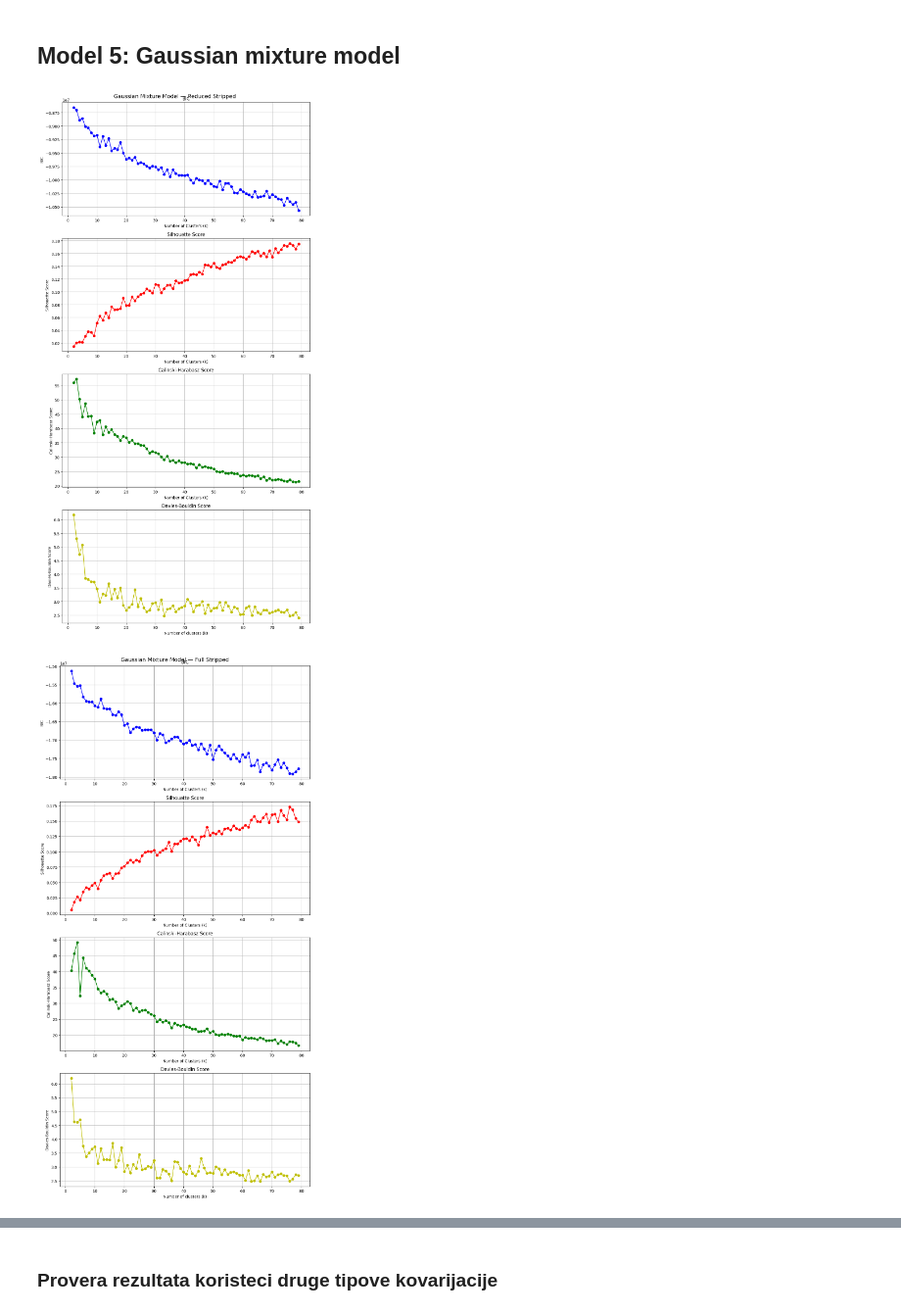
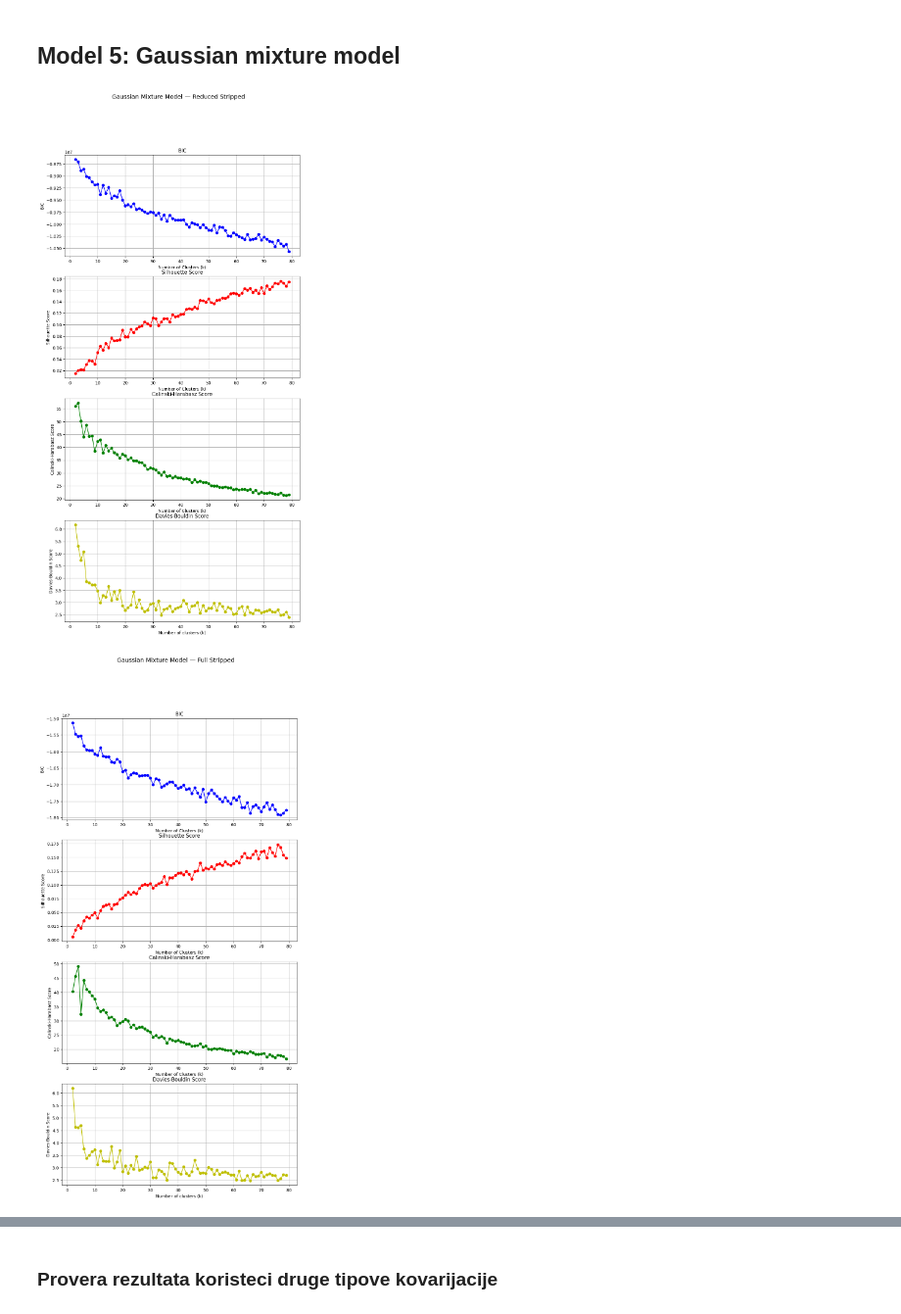
Before and after one commit to bogdanm0/farm_ad_analysis, a Jupyter notebook: Clustering.ipynb, the cells around one changed output, grey strips where cells are left out. Shown at 98% size. Drawn from its saved outputs; the diff is of its cells as text; code cells hidden in the pictures.

```diff
--- a/Clustering.ipynb
+++ b/Clustering.ipynb
@@ -346,7 +342,7 @@ for name, X_data in datasets_stripped.items():
             calinski_harabasz_score(X_data, preds_cluster)
         )
         strategies["largest_cluster"]["davies"].append(
-            davies_bouldin_score(X_data, preds_inertia)
+            davies_bouldin_score(X_data, preds_cluster)
         )
 
     bisecting_kmeans[name] = strategies
@@ -386,6 +382,6 @@ for name, X_data in datasets_stripped.items():
     axes[3].legend()
 
     plt.suptitle(f'Bisecting KMeans — {name}')
-    plt.tight_layout()
+    #
     plt.show()
 # %% [output]
@@ -715,36 +713,36 @@ for name, X_data in datasets_stripped.items():
     fig, axes = plt.subplots(4, 1, figsize=(10, 20))
 
     axes[0].plot(k_range_gmm, metrics["bic"], 'bo-')
     axes[0].set_title('BIC')
     axes[0].set_xlabel('Number of Clusters (k)')
     axes[0].set_ylabel('BIC')
     axes[0].grid(True)
 
     axes[1].plot(k_range_gmm, metrics["silhouette"], 'ro-')
     axes[1].set_title('Silhouette Score')
     axes[1].set_xlabel('Number of Clusters (k)')
     axes[1].set_ylabel('Silhouette Score')
     axes[1].grid(True)
 
     axes[2].plot(k_range_gmm, metrics["calinski"], 'go-')
     axes[2].set_title('Calinski-Harabasz Score')
     axes[2].set_xlabel('Number of Clusters (k)')
     axes[2].set_ylabel('Calinski-Harabasz Score')
     axes[2].grid(True)
 
     axes[3].plot(k_range_gmm, metrics["davies"], 'yo-')
     axes[3].set_title('Davies-Bouldin Score')
     axes[3].set_xlabel('Number of clusters (k)')
     axes[3].set_ylabel('Davies-Bouldin Score')
     axes[3].grid(True)
 
 
     plt.suptitle(f'Gaussian Mixture Model — {name}', fontsize=14)
-    plt.tight_layout()
+
     plt.show()
 # %% [output]
-[figure, old version]
+[figure, new version]
-[figure, old version]
+[figure, new version]
 # %%
 fig, axes = plt.subplots(4, 1, figsize=(10, 20))
 
```
Also changed, not shown: parts of 18 cells of this notebook, 42 other files.
